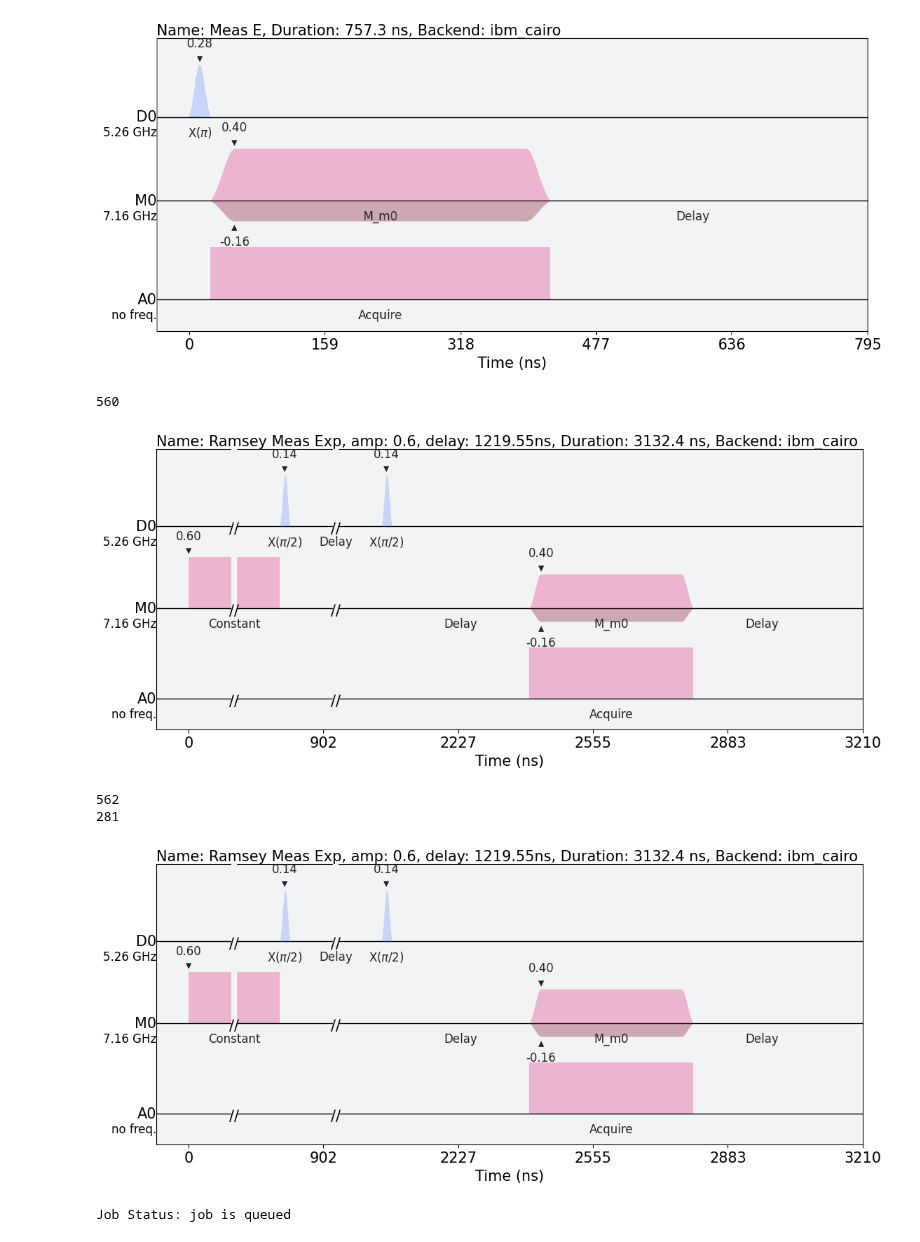
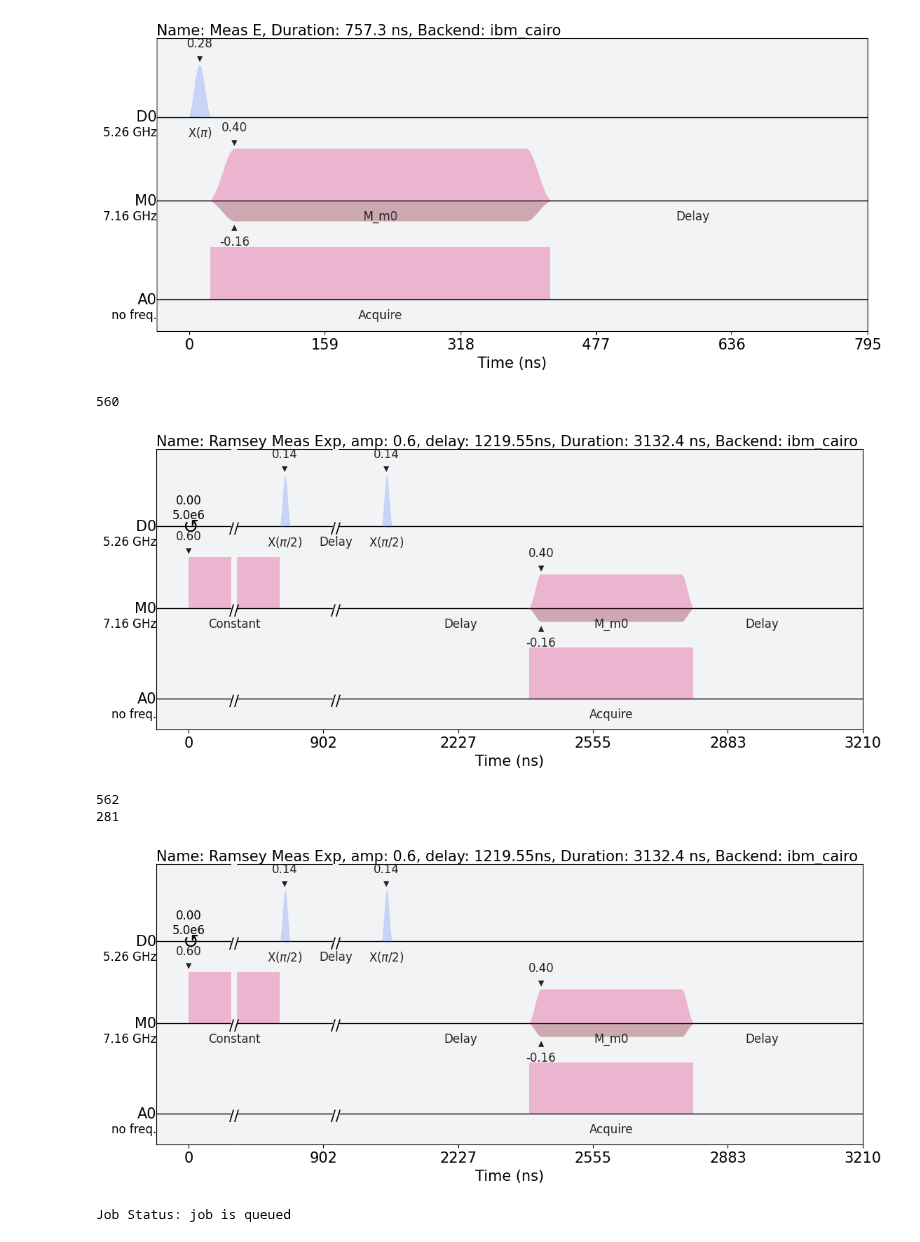
Before and after one commit to AnikenC/ReadoutWithRL, a Jupyter notebook: readoutWithRL/experiments_side_v2/low_ck_ramsey_photon_exp.ipynb, the cells around one changed output. Drawn from its saved outputs; the diff is of its cells as text; code cells hidden in the pictures.

```diff
--- a/readoutWithRL/experiments_side_v2/low_ck_ramsey_photon_exp.ipynb
+++ b/readoutWithRL/experiments_side_v2/low_ck_ramsey_photon_exp.ipynb
@@ -199,34 +199,36 @@ for r_amp in ramsey_amps_linspace:
     for tR_delay in ramsey_total_linspace:
         tR_delay_dt = get_dt_from(tR_delay)
 
         with pulse.build(
             backend=backend,
             default_alignment='sequential',
             name=f'Ramsey Meas Exp, amp: {int(1e3*r_amp)/1e3}, delay: {int(1e2*tR_delay_dt*dt/ns)/1e2}ns'
         ) as ramsey_meas_sched:
             qubit_chan = pulse.drive_channel(qubit)
             meas_chan = pulse.measure_channel(qubit)
 
+            pulse.shift_frequency(delta_freq, qubit_chan)
+
             pulse.play(ramsey_meas_1_pulse, meas_chan)
             pulse.play(sx_pulse, qubit_chan)
             pulse.delay(tR_delay_dt, qubit_chan)
             pulse.play(sx_pulse, qubit_chan)
             pulse.delay(buffer_dt, meas_chan)
             pulse.measure(qubit, pulse.MemorySlot(qubit))
         ramsey_meas_exps.append(ramsey_meas_sched)
 
 print(len(ramsey_meas_exps))
 
 ramsey_meas_exps[-1].draw(
     backend=backend,
     style=stylesheet.IQXDebugging(),
     show_framechange=True,
     show_waveform_info=True,
     show_barrier=True,
 )
 # %% [output]
 560
-[figure, old version]
+[figure, new version]
 # %%
 num_shots = 4096
 rep_delay = 499.0 * 1e-6
@@ -249,7 +251,7 @@ total_exp[-1].draw(
 # %% [output]
 562
 281
-[figure, old version]
+[figure, new version]
 # %%
 # Running job_1, job_2
 
```
Also changed, not shown: parts of 3 cells of this notebook, 1 other file.
